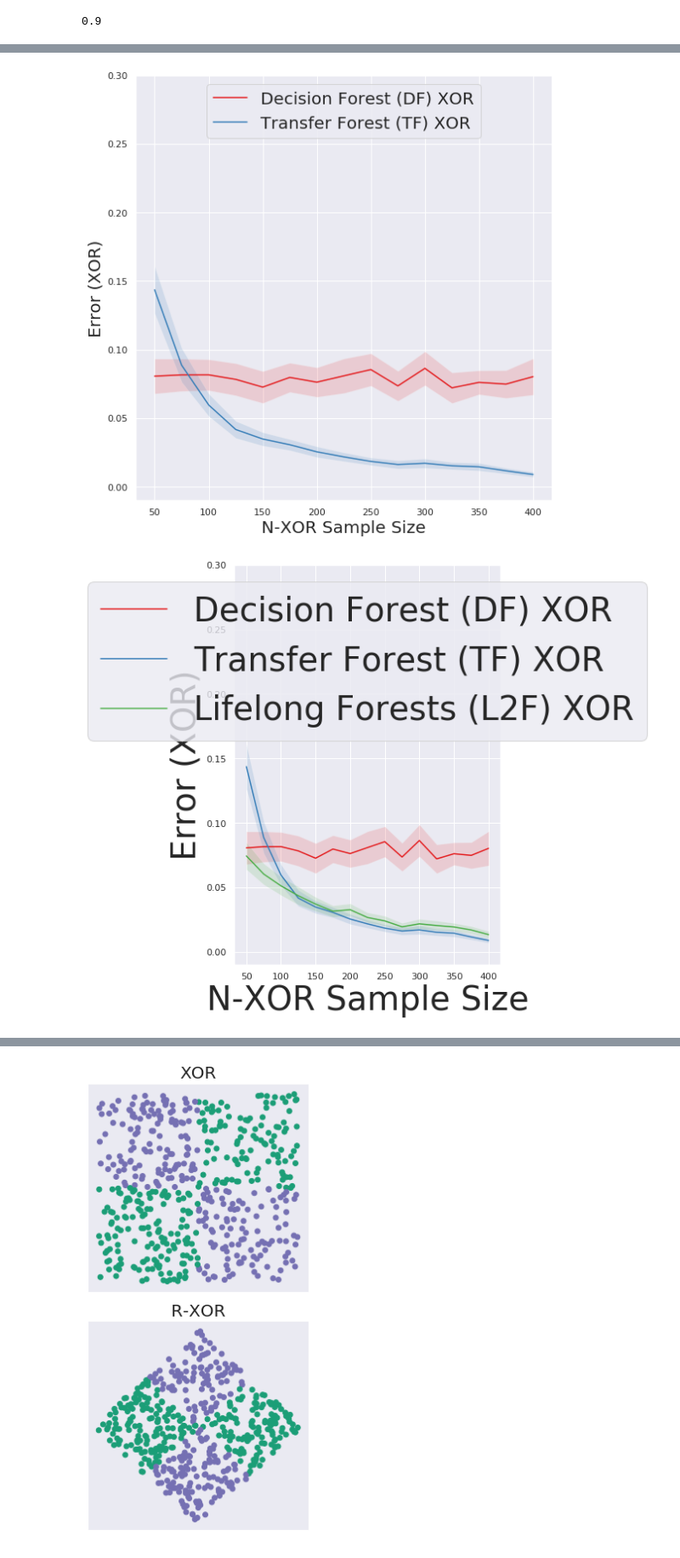
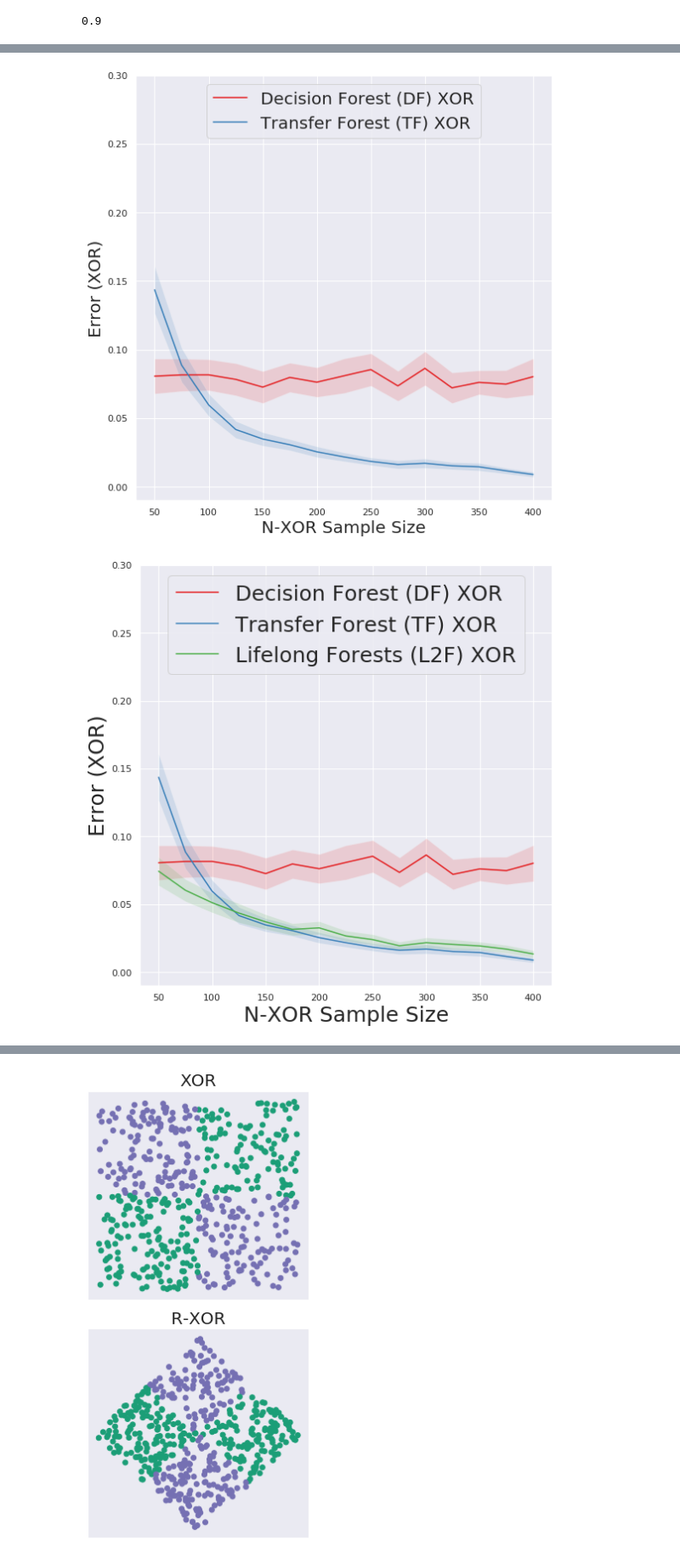
Before and after one commit to neurodata/lifelong-learning, a Jupyter notebook: cef/paper-figs-generator-local.ipynb, the cells around one changed output, grey strips where cells are left out. Shown at 85% size. Drawn from its saved outputs; the diff is of its cells as text; code cells hidden in the pictures.

```diff
--- a/cef/paper-figs-generator-local.ipynb
+++ b/cef/paper-figs-generator-local.ipynb
@@ -494,10 +494,10 @@ for j, name in enumerate(names):
                 alpha=0.15,
                 interpolate=True)
     if name is 'lifelong':
-        ax1.set_ylabel('Error (XOR)', fontsize=40)
-        ax1.legend(loc='upper center', fontsize=40)
+        ax1.set_ylabel('Error (XOR)', fontsize=25)
+        ax1.legend(loc='upper center', fontsize=25)
         ax1.set_ylim(-0.01, 0.3)
-        ax1.set_xlabel('N-XOR Sample Size', fontsize=40)
+        ax1.set_xlabel('N-XOR Sample Size', fontsize=25)
     else:
         ax1.set_ylabel('Error (XOR)', fontsize=20)
         ax1.legend(loc='upper center', fontsize=20)
@@ -505,40 +505,40 @@ for j, name in enumerate(names):
         ax1.set_xlabel('N-XOR Sample Size', fontsize=20)
     plt.tight_layout()
 
-#     plt.savefig('L2M_18mo_xor_nxor_%s.png'%(name), dpi=500)
+    plt.savefig('L2M_18mo_xor_nxor_%s.png'%(name), dpi=500)
 
 algo_offset=3
 for j, name in enumerate(names):
     fig2 = plt.figure(figsize=(8,8))
 
     ax2 = fig2.add_subplot(1,1,1)
     for i, algo in enumerate(algorithms[algo_offset:algo_offset+j+1]):
         ax2.plot(n_nxor, mean_error_xor_nxor[i+algo_offset], label=algo, c=colors[i+algo_offset])
         ax2.fill_between(n_nxor,
                 mean_error_xor_nxor[i+algo_offset] + 1.96*std_error_xor_nxor[i+algo_offset]/np.sqrt(n_mc),
                 mean_error_xor_nxor[i+algo_offset] - 1.96*std_error_xor_nxor[i+algo_offset]/np.sqrt(n_mc),
                 where=mean_error_xor_nxor[i+algo_offset] + 1.96*std_error_xor_nxor[i+algo_offset]/np.sqrt(n_mc) >= mean_error_xor_nxor[i+algo_offset] - 1.96*std_error_xor_nxor[i+algo_offset]/np.sqrt(n_mc),
                 facecolor=colors[i+algo_offset],
                 alpha=0.15,
                 interpolate=True)
 
     if name is 'lifelong':
-        ax2.set_ylabel('Error (N-XOR)', fontsize=40)
-        ax2.legend(loc='upper center', fontsize=40)
+        ax2.set_ylabel('Error (N-XOR)', fontsize=25)
+        ax2.legend(loc='upper center', fontsize=25)
         ax2.set_ylim(-0.01, 0.3)
-        ax2.set_xlabel('N-XOR Sample Size', fontsize=40)
+        ax2.set_xlabel('N-XOR Sample Size', fontsize=25)
 
     else:
         ax2.set_ylabel('Error (N-XOR)', fontsize=20)
         ax2.legend(loc='upper center', fontsize=20)
         ax2.set_ylim(-0.01, 0.3)
         ax2.set_xlabel('N-XOR Sample Size', fontsize=20)
-        plt.tight_layout()
+    plt.tight_layout()
 
-#     plt.savefig('L2M_18mo_nxor_xor_%s.png'%(name), dpi=500)
+    plt.savefig('L2M_18mo_nxor_xor_%s.png'%(name), dpi=500)
 # %% [output]
 [figure]
 [figure]
-[figure, old version]
+[figure, new version]
 [figure]
 [figure]
```
Also changed, not shown: parts of 8 cells of this notebook, 3 other files.
